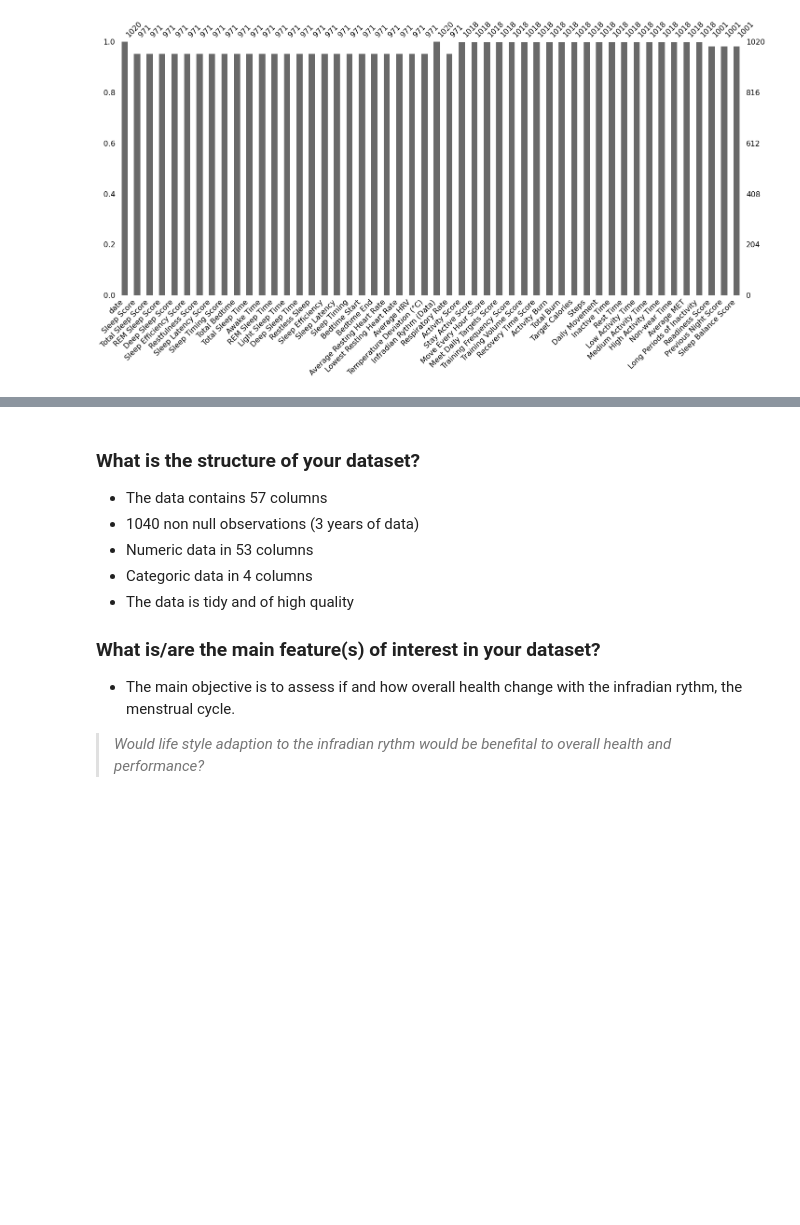
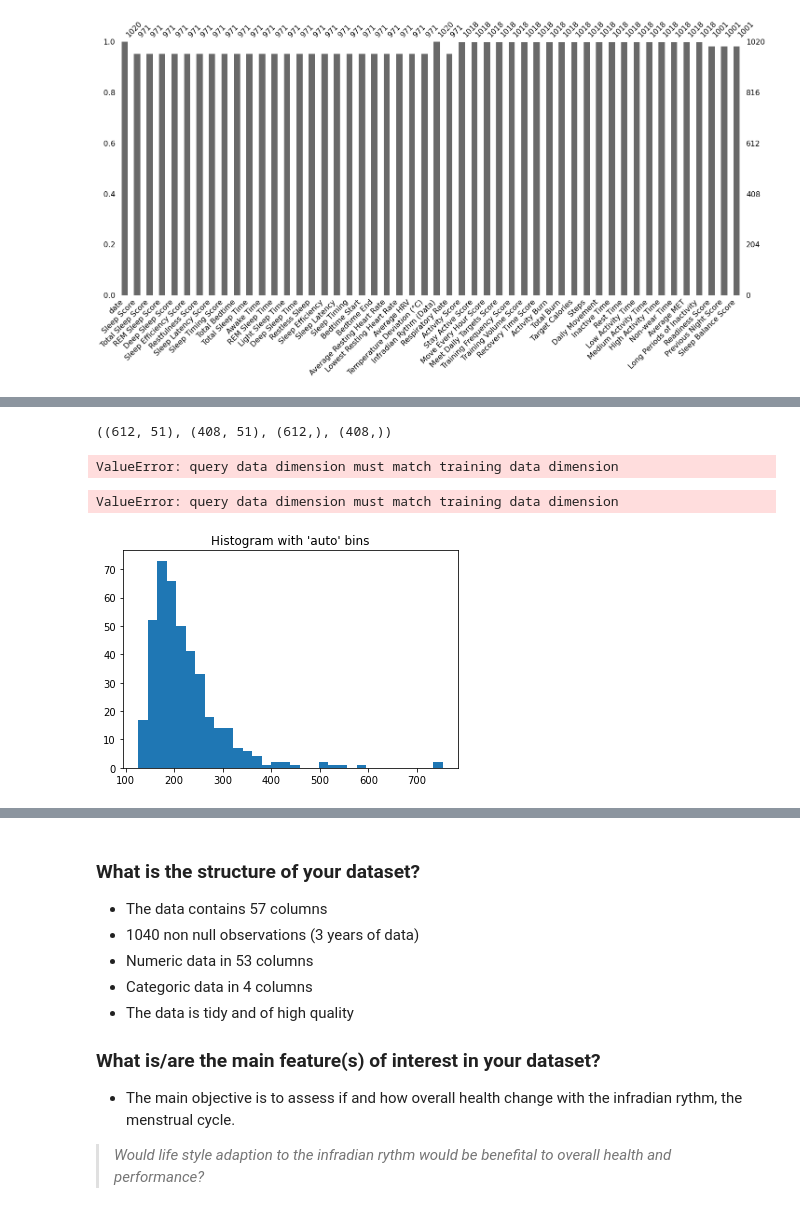
Before and after one commit to KarinWiberg/health_cycle_analysis, a Jupyter notebook: main.ipynb, the cells around one changed output, grey strips where cells are left out. Drawn from its saved outputs; the diff is of its cells as text; code cells hidden in the pictures; blank space fills up the shorter version.

Commit message:
Outlier detection - KNN failed

```diff
--- a/main.ipynb
+++ b/main.ipynb
@@ -249,0 +316,80 @@ msno.bar(health_data_clean.iloc[:,:50]);
+# %%
+# divide the dataset into training and test data - https://realpython.com/train-test-split-python-data/
+from sklearn.model_selection import train_test_split
+
+# split into independent variables and target variable
+independent_vars = health_data_clean.select_dtypes('number')
+response_var = health_data_clean['Average HRV']
+
+# help - https://stackoverflow.com/questions/31323499/sklearn-error-valueerror-input-contains-nan-infinity-or-a-value-too-large-for
+
+x_train, x_test, y_train, y_test = train_test_split(independent_vars, response_var, test_size=0.4, random_state=4, shuffle=False)
+x_train.shape, x_test.shape, y_train.shape, y_test.shape
+# %% [output]
+((612, 51), (408, 51), (612,), (408,))
+# %%
+# Identify outliers KNN - Help
+#!pip install pyod
+from pyod.models.knn import KNN   # kNN detector
+
+# train kNN detector
+clf_name = 'KNN'
+clf = KNN()
+
+ # fit the dataset to the model
+clf.fit(x_train)
+
+# get the prediction label and outlier scores of the training data
+y_train_pred = clf.labels_  # binary labels (0: inliers, 1: outliers)
+y_train_scores = clf.decision_scores_  # raw outlier scores
+
+# get the prediction on the test data
+y_test_pred = clf.predict(x_test)  # outlier labels (0 or 1)
+y_test_scores = clf.decision_function(x_test)  # outlier scores
+
+# nr of outliers
+print('Nr of outliers: ',y_train_pred.sum())
+# %% [output]
+ValueError: query data dimension must match training data dimension
+# %%
+from scipy import stats # - Help https://www.analyticsvidhya.com/blog/2019/02/outlier-detection-python-pyod/
+
+# code to create the visualization
+
+# create a meshgrid
+xx , yy = np.meshgrid(np.linspace(0, 50, 612), np.linspace(0, 50, 408))
+
+# threshold value to consider a datapoint inlier or outlier
+threshold = stats.scoreatpercentile(scores_pred,100 *outlier_fraction)
+
+# decision function calculates the raw anomaly score for every point
+Z = clf.decision_function(np.c_[xx.ravel(), yy.ravel()]) * -1
+Z = Z.reshape(xx.shape)
+
+subplot = plt.subplot(1, 2, i + 1)
+
+# fill blue colormap from minimum anomaly score to threshold value
+subplot.contourf(xx, yy, Z, levels = np.linspace(Z.min(), threshold, 10),cmap=plt.cm.Blues_r)
+
+# draw red contour line where anomaly score is equal to threshold
+a = subplot.contour(xx, yy, Z, levels=[threshold],linewidths=2, colors='red')
+
+# fill orange contour lines where range of anomaly score is from threshold to maximum anomaly score
+subplot.contourf(xx, yy, Z, levels=[threshold, Z.max()],colors='orange')
+
+# scatter plot of inliers with white dots
+b = subplot.scatter(X_train[:-n_outliers, 0], X_train[:-n_outliers, 1], c='white',s=20, edgecolor='k')
+
+# scatter plot of outliers with black dots
+c = subplot.scatter(X_train[-n_outliers:, 0], X_train[-n_outliers:, 1], c='black',s=20, edgecolor='k')
+subplot.axis('tight')
+# %% [output]
+ValueError: query data dimension must match training data dimension
+# %%
+# determine a boundary for outliers - https://towardsdatascience.com/anomaly-detection-with-pyod-b523fc47db9
+
+plt.hist(y_test_scores, bins='auto')  # arguments are passed to np.histogram
+plt.title("Histogram with 'auto' bins")
+plt.show()
+# %% [output]
+[figure, added]
```
Also changed, not shown: parts of 58 cells of this notebook.
